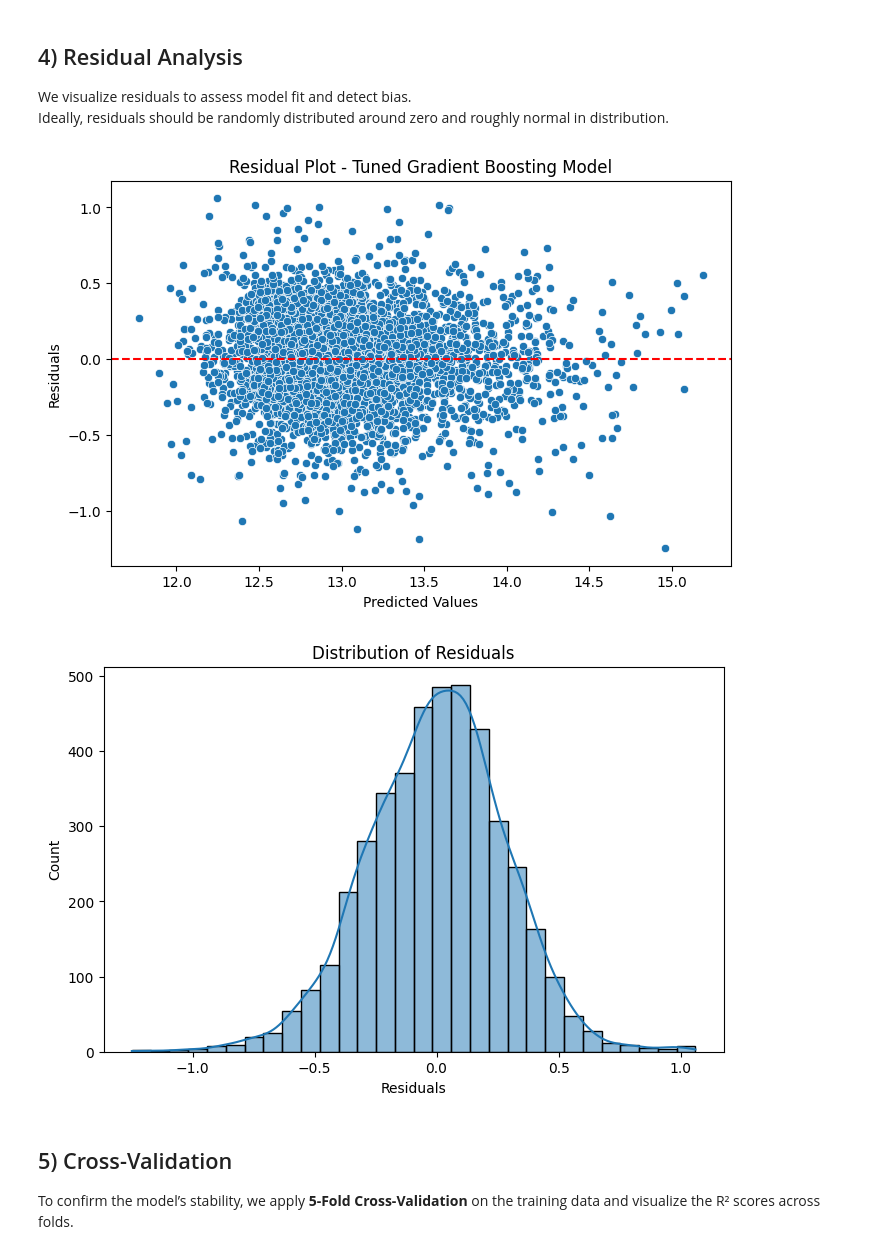
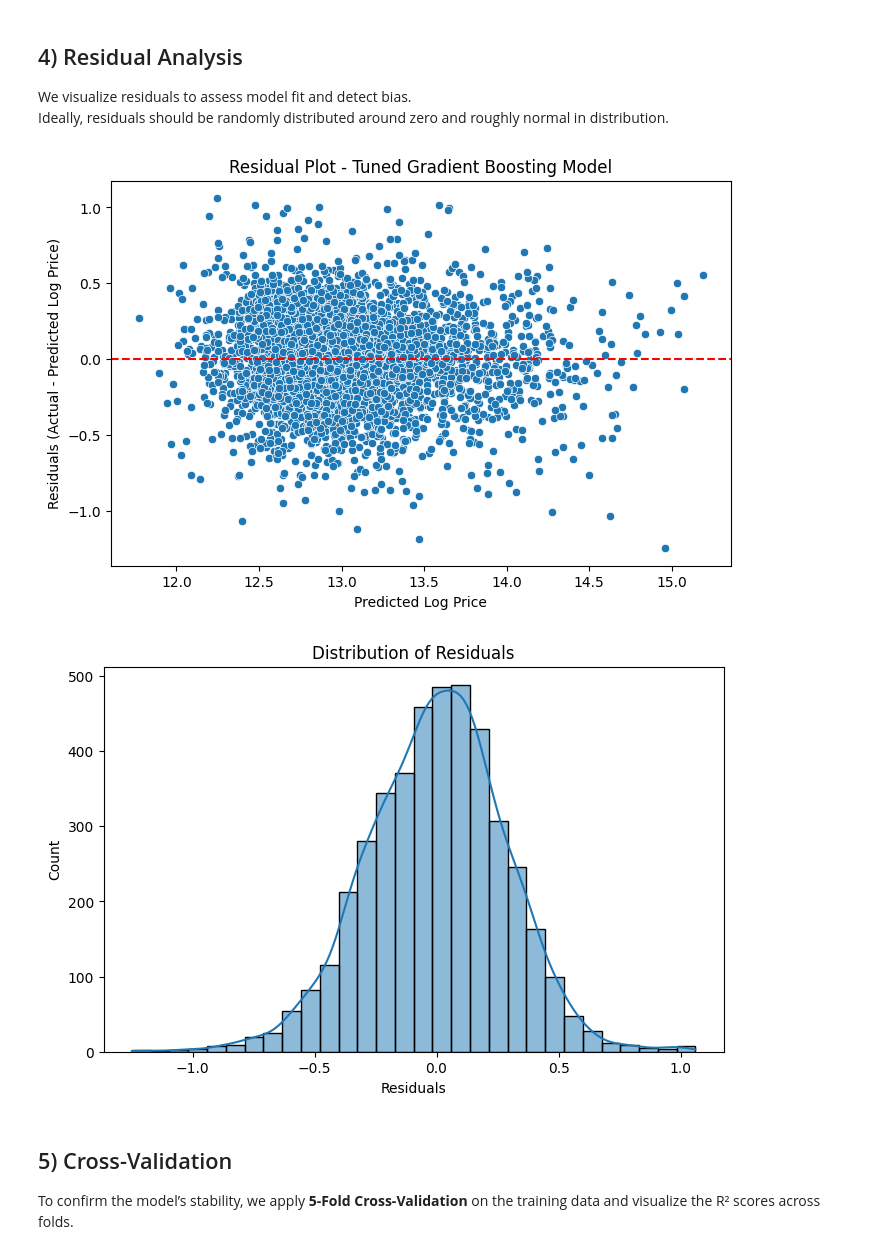
Before and after one commit to natalyyau/predicting-housing-prices, a Jupyter notebook: notebooks/housing_evaluation.ipynb, the cells around one changed output. Cells and saved outputs as stored; diff of their text form; code cells hidden in the pictures.

Commit message:
minor change in axes titles for residual plot

```diff
--- a/notebooks/housing_evaluation.ipynb
+++ b/notebooks/housing_evaluation.ipynb
@@ -78,24 +78,24 @@ Ideally, residuals should be randomly distributed around zero and roughly normal
 # %%
 # 4) Residual Analysis
 residuals = y_test - y_pred
 
 # Residual scatter plot
 plt.figure(figsize=(8,5))
 sns.scatterplot(x=y_pred, y=residuals)
 plt.axhline(0, color='red', linestyle='--')
-plt.xlabel("Predicted Values")
-plt.ylabel("Residuals")
+plt.xlabel("Predicted Log Price")
+plt.ylabel("Residuals (Actual - Predicted Log Price)")
 plt.title("Residual Plot - Tuned Gradient Boosting Model")
 plt.show()
 
 # Residual distribution
 plt.figure(figsize=(8,5))
 sns.histplot(residuals, bins=30, kde=True)
 plt.title("Distribution of Residuals")
 plt.xlabel("Residuals")
 plt.show()
 # %% [output]
-[figure, old version]
+[figure, new version]
 [figure]
 # %% [markdown]
 ## 5) Cross-Validation
```
